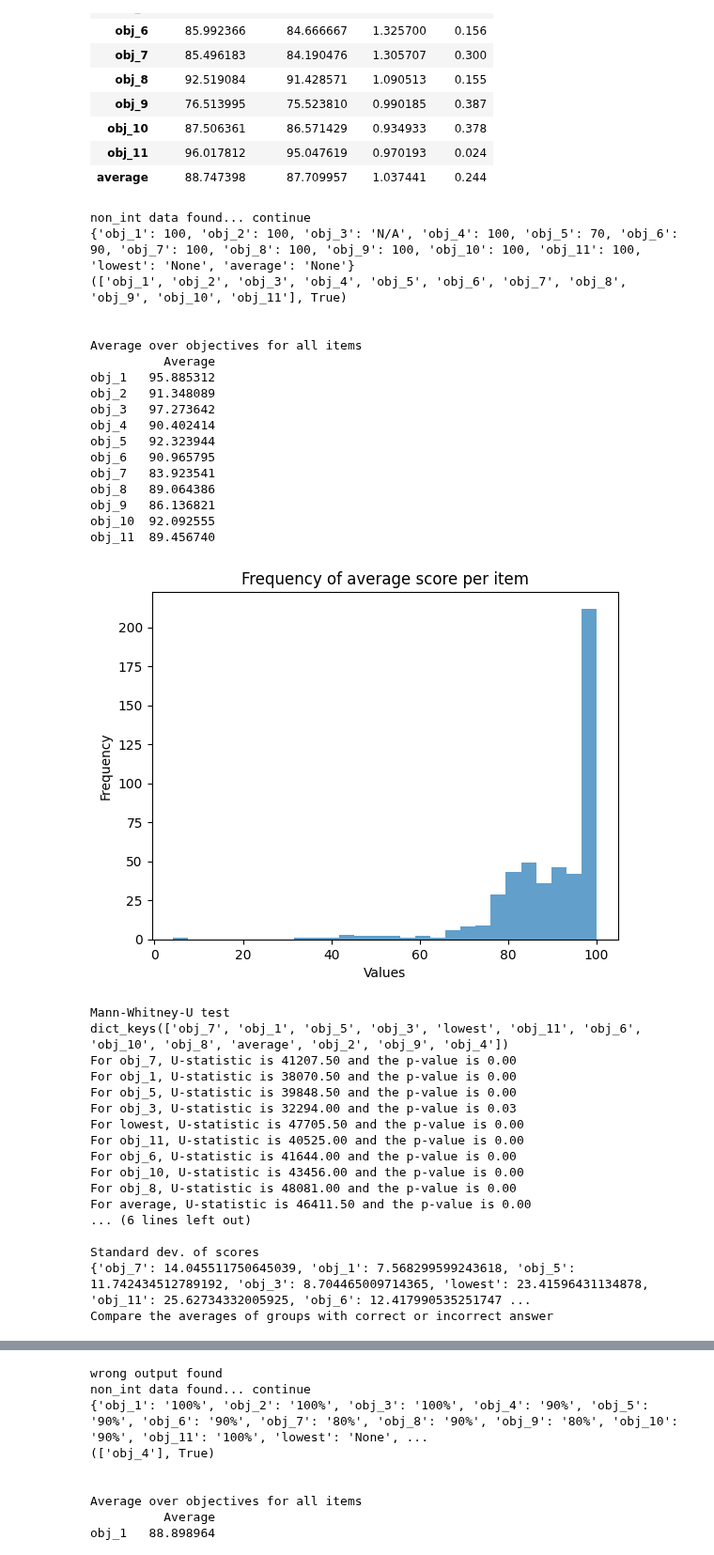
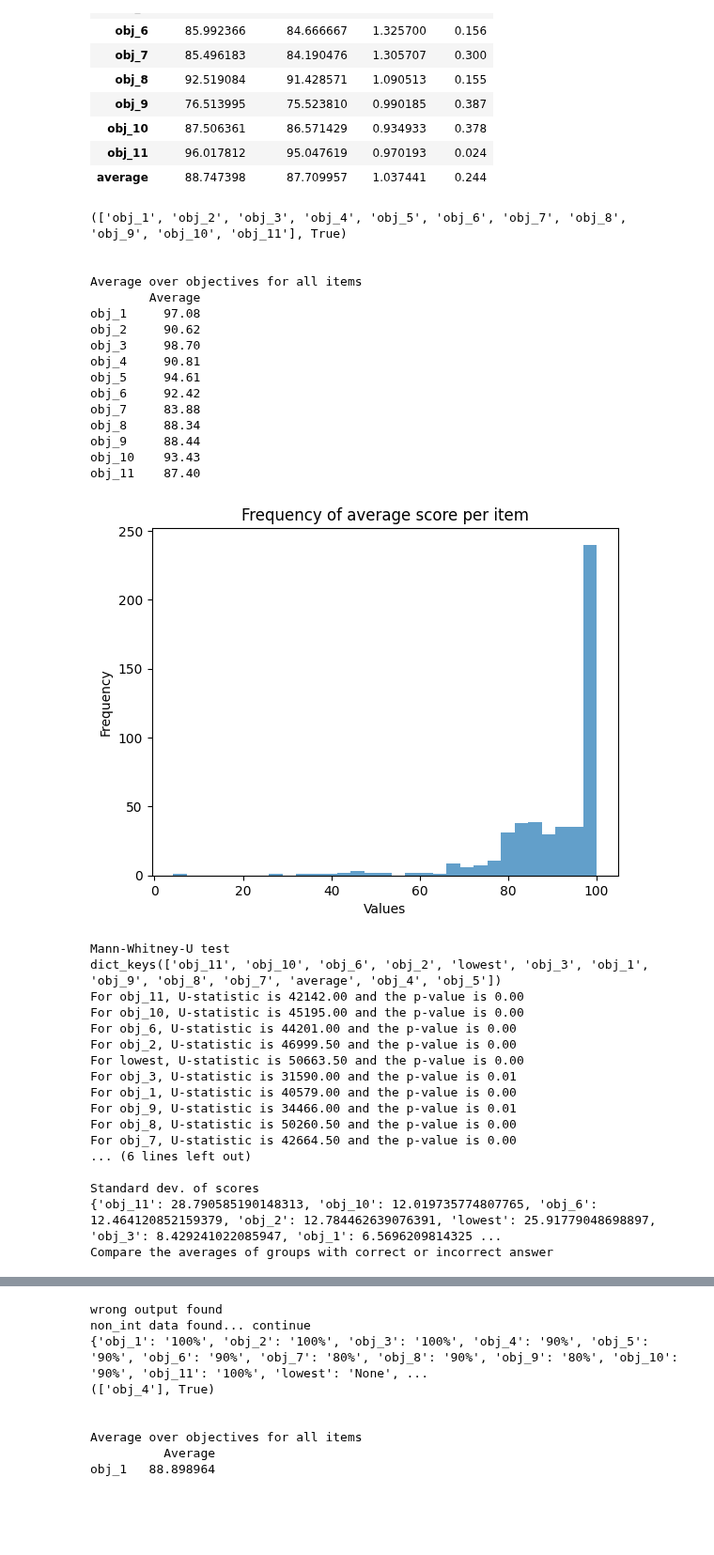
Before and after one commit to OpenBioLink/ThoughtSource, a Jupyter notebook: notebooks/reflection_messages/reflection_results.ipynb, the cells around one changed output, grey strips where cells are left out. Shown at 94% size. Cells and saved outputs as stored; diff of their text form; code cells hidden in the pictures; blank space fills up the shorter version.

```diff
--- a/notebooks/reflection_messages/reflection_results.ipynb
+++ b/notebooks/reflection_messages/reflection_results.ipynb
@@ -449,70 +685,68 @@ Compare the averages of groups with correct or incorrect answer
 #GPT-3.5 supervised by GPT-4
 
 data_400 = Collection.from_json("./med_qa_400_first_gpt-3.5-turbo_gpt-4.json")
-data_100 = Collection.from_json("./med_qa_first_gpt-3.5-turbo_gpt-4.json")
+data_100 = Collection.from_json("./modified_first_gpt-3.5-turbo_gpt-4.json")
 data_500 = data_400.merge(data_100)
 data = data_500
 scores_per_item, variables_per_item, filtered_lowest_tuples, scores_with_indicator = parse_data(data,idx_cot=1,dataset='med_qa',split='test')
 scores_per_item = fix_str_score(scores_per_item)
 scores_per_objective, df = get_further_data(scores_per_item)
 average_per_item = [sum(d.values()) / len(d) for d in scores_per_item]
 print("\n")
 print("Average over objectives for all items")
 print(df)
 print("\n")
 
 #print("Average over objectives separated by items with correct / incorrect answers") #see compare_true_false
 freq_bar_plot(scores_per_item)
 # avg_item_plot(scores_per_objective)
 
 print("Mann-Whitney-U test")
 scores_per_objective_true,scores_per_objective_false, df_p_val = u_test(scores_with_indicator)
 
 range_data = {key: (min(value),max(value)) for key, value in scores_per_objective.items()}
 print("range of scores")
 print(range_data)
 print("\n")
 print("Standard dev. of scores")
 print(standard_deviation(scores_per_objective))
 print("Compare the averages of groups with correct or incorrect answer")
 df = compare_true_false(scores_per_objective_true,scores_per_objective_false,df_p_val)
 df.to_excel('table_2.xlsx', index=False)
 df
 # %% [output]
-non_int data found... continue
-{'obj_1': 100, 'obj_2': 100, 'obj_3': 'N/A', 'obj_4': 100, 'obj_5': 70, 'obj_6': 90, 'obj_7': 100, 'obj_8': 100, 'obj_9': 100, 'obj_10': 100, 'obj_11': 100, 'lowest': 'None', 'average': 'None'}
 (['obj_1', 'obj_2', 'obj_3', 'obj_4', 'obj_5', 'obj_6', 'obj_7', 'obj_8', 'obj_9', 'obj_10', 'obj_11'], True)
 
 
 Average over objectives for all items
-          Average
-obj_1   95.885312
-obj_2   91.348089
-obj_3   97.273642
-obj_4   90.402414
-obj_5   92.323944
-obj_6   90.965795
-obj_7   83.923541
-obj_8   89.064386
-obj_9   86.136821
-obj_10  92.092555
-obj_11  89.456740
+        Average
+obj_1     97.08
+obj_2     90.62
+obj_3     98.70
+obj_4     90.81
+obj_5     94.61
+obj_6     92.42
+obj_7     83.88
+obj_8     88.34
+obj_9     88.44
+obj_10    93.43
+obj_11    87.40
-[figure, old version]
+[figure, new version]
 Mann-Whitney-U test
-dict_keys(['obj_7', 'obj_1', 'obj_5', 'obj_3', 'lowest', 'obj_11', 'obj_6', 'obj_10', 'obj_8', 'average', 'obj_2', 'obj_9', 'obj_4'])
-For obj_7, U-statistic is 41207.50 and the p-value is 0.00
-For obj_1, U-statistic is 38070.50 and the p-value is 0.00
-For obj_5, U-statistic is 39848.50 and the p-value is 0.00
-For obj_3, U-statistic is 32294.00 and the p-value is 0.03
-For lowest, U-statistic is 47705.50 and the p-value is 0.00
-For obj_11, U-statistic is 40525.00 and the p-value is 0.00
-For obj_6, U-statistic is 41644.00 and the p-value is 0.00
-For obj_10, U-statistic is 43456.00 and the p-value is 0.00
-For obj_8, U-statistic is 48081.00 and the p-value is 0.00
-For average, U-statistic is 46411.50 and the p-value is 0.00
+dict_keys(['obj_11', 'obj_10', 'obj_6', 'obj_2', 'lowest', 'obj_3', 'obj_1', 'obj_9', 'obj_8', 'obj_7', 'average', 'obj_4', 'obj_5'])
+For obj_11, U-statistic is 42142.00 and the p-value is 0.00
+For obj_10, U-statistic is 45195.00 and the p-value is 0.00
+For obj_6, U-statistic is 44201.00 and the p-value is 0.00
+For obj_2, U-statistic is 46999.50 and the p-value is 0.00
+For lowest, U-statistic is 50663.50 and the p-value is 0.00
+For obj_3, U-statistic is 31590.00 and the p-value is 0.01
+For obj_1, U-statistic is 40579.00 and the p-value is 0.00
+For obj_9, U-statistic is 34466.00 and the p-value is 0.01
+For obj_8, U-statistic is 50260.50 and the p-value is 0.00
+For obj_7, U-statistic is 42664.50 and the p-value is 0.00
 ... (6 lines left out)
 
 Standard dev. of scores
-{'obj_7': 14.045511750645039, 'obj_1': 7.568299599243618, 'obj_5': 11.742434512789192, 'obj_3': 8.704465009714365, 'lowest': 23.41596431134878, 'obj_11': 25.62734332005925, 'obj_6': 12.417990535251747 ...
+{'obj_11': 28.790585190148313, 'obj_10': 12.019735774807765, 'obj_6': 12.464120852159379, 'obj_2': 12.784462639076391, 'lowest': 25.91779048698897, 'obj_3': 8.429241022085947, 'obj_1': 6.5696209814325 ...
 Compare the averages of groups with correct or incorrect answer
 |  | Average_true | Average_false | Difference | P-value |
```
Also changed, not shown: parts of 11 cells of this notebook, 8 other files.
